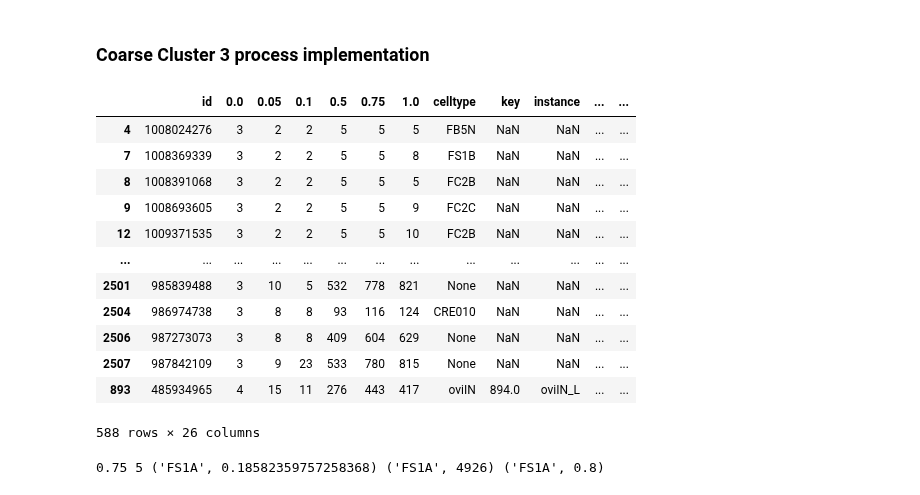
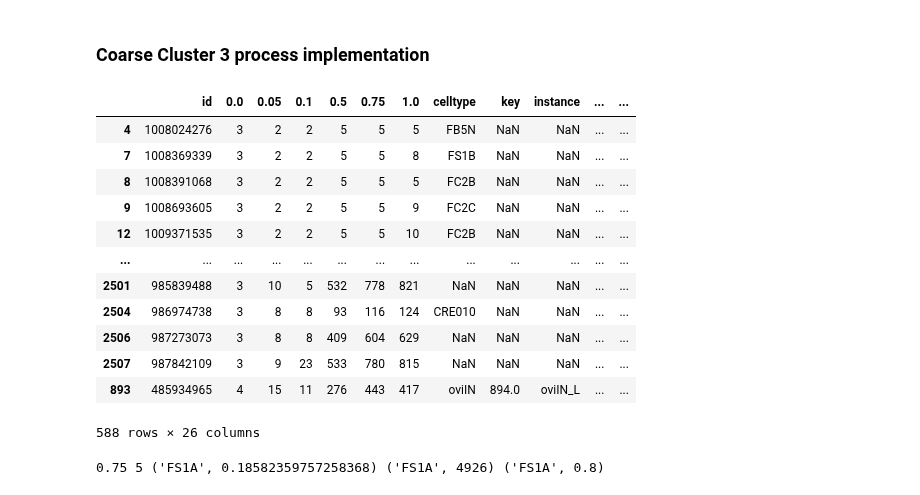
Before and after one commit to RhessaWL/flybrain-clustering, a Jupyter notebook: network_figures_inputr.ipynb, the cells around one changed output. Saved outputs shown, nothing was run; the diff lists cells and outputs as text; code cells hidden in the pictures.

```diff
--- a/network_figures_inputr.ipynb
+++ b/network_figures_inputr.ipynb
@@ -122,25 +118,25 @@ resos = ['0.0','0.05','0.1','0.5','0.75','1.0']
 # %%
 # Coarse cluster 3
 cluster_3 = ovi_in[ovi_in['0.0'] == 3]
 
 # Edit dataframe to use only resolutions and celltypes needed
 cluster_3 = cluster_3[['id','0.0','0.05','0.1','0.5','0.75','1.0', 'celltype']]
 
 # Add in oviIN row
-cluster_3 = cluster_3.append(ovi_in.loc[ovi_in['celltype'] == 'oviIN'])
+cluster_3 = cluster_3._append(ovi_in.loc[ovi_in['celltype'] == 'oviIN'])
 cluster_3
 # %% [output]
 |  | id | 0.0 | 0.05 | 0.1 | 0.5 | 0.75 | 1.0 | celltype | key | instance | ... | ... |
 | 4 | 1008024276 | 3 | 2 | 2 | 5 | 5 | 5 | FB5N | NaN | NaN | ... | ... |
 | 7 | 1008369339 | 3 | 2 | 2 | 5 | 5 | 8 | FS1B | NaN | NaN | ... | ... |
 | 8 | 1008391068 | 3 | 2 | 2 | 5 | 5 | 5 | FC2B | NaN | NaN | ... | ... |
 | 9 | 1008693605 | 3 | 2 | 2 | 5 | 5 | 9 | FC2C | NaN | NaN | ... | ... |
 | 12 | 1009371535 | 3 | 2 | 2 | 5 | 5 | 10 | FC2B | NaN | NaN | ... | ... |
 | ... | ... | ... | ... | ... | ... | ... | ... | ... | ... | ... | ... | ... |
-| 2501 | 985839488 | 3 | 10 | 5 | 532 | 778 | 821 | None | NaN | NaN | ... | ... |
+| 2501 | 985839488 | 3 | 10 | 5 | 532 | 778 | 821 | NaN | NaN | NaN | ... | ... |
 | 2504 | 986974738 | 3 | 8 | 8 | 93 | 116 | 124 | CRE010 | NaN | NaN | ... | ... |
-| 2506 | 987273073 | 3 | 8 | 8 | 409 | 604 | 629 | None | NaN | NaN | ... | ... |
-| 2507 | 987842109 | 3 | 9 | 23 | 533 | 780 | 815 | None | NaN | NaN | ... | ... |
+| 2506 | 987273073 | 3 | 8 | 8 | 409 | 604 | 629 | NaN | NaN | NaN | ... | ... |
+| 2507 | 987842109 | 3 | 9 | 23 | 533 | 780 | 815 | NaN | NaN | NaN | ... | ... |
 | 893 | 485934965 | 4 | 15 | 11 | 276 | 443 | 417 | oviIN | 894.0 | oviIN_L | ... | ... |
 588 rows × 26 columns
 # %%
```
Also changed, not shown: parts of 6 cells of this notebook, 3 other files.
